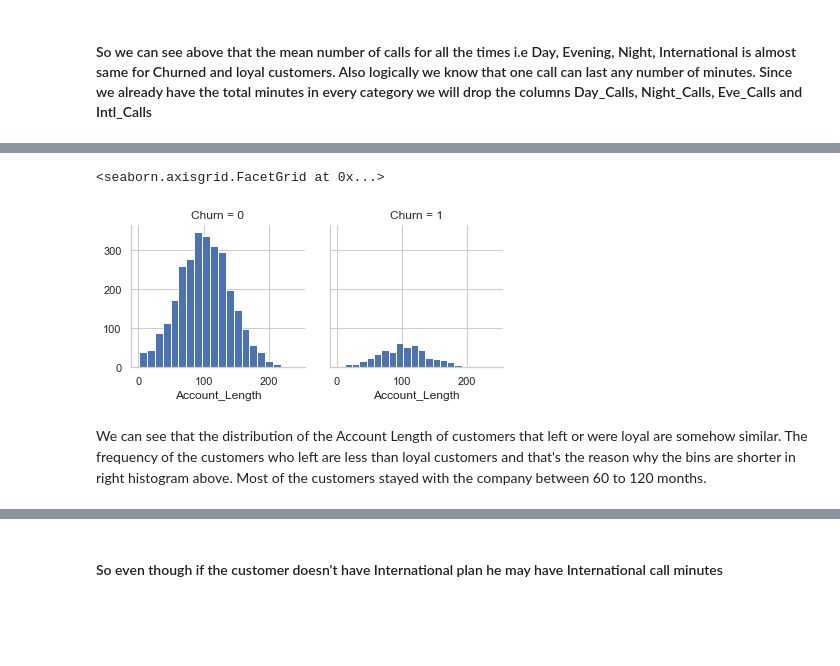
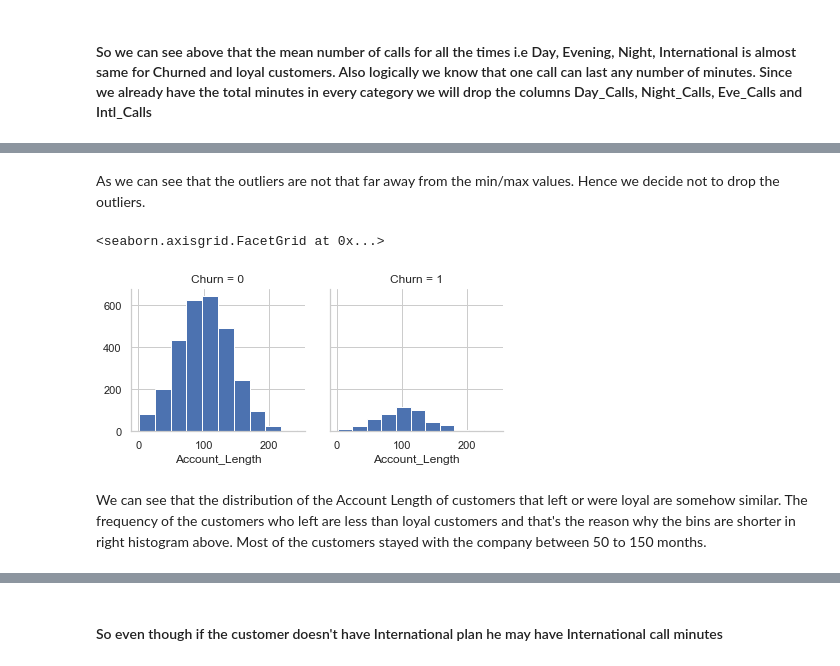
Before and after one commit to uoft-datascience/3250, a Jupyter notebook: Project-Churn.ipynb, the cells around one changed output, grey strips where cells are left out. Saved outputs shown, nothing was run; the diff lists cells and outputs as text; code cells hidden in the pictures; blank space fills up the shorter version.

```diff
--- a/Project-Churn.ipynb
+++ b/Project-Churn.ipynb
@@ -175,0 +190,5 @@ df_data.head()
+# %%
+df_data['Day_rate'] = df_data.Day_Charge /  df_data.Day_Mins
+df_data['Eve_rate'] = df_data.Eve_Charge / df_data.Eve_Mins
+df_data['Night_rate'] = df_data.Night_Charge / df_data.Night_Mins
+df_data['Intl_rate'] = df_data.Intl_Charge / df_data.Intl_Mins
@@ -176,3 +222,5 @@ df_data.head()
+# %%
+df_data = df_data.drop(columns=[ 'Day_rate','Eve_rate','Night_rate', 'Intl_rate'])
 # %%
 ## Check overall correlation
 cor = df_data.corr()
@@ -211,7 +273,7 @@ df_data[(df_data.Vmail_Plan == 0) & (df_data.VMail_Message > 0)]
 # %% [markdown]
 #### We can see that VMail Message is greater than 0 only if Vmail Plan is True. Hence we can drop Vmail Plan.
 # %%
-df_data = df_data.drop(columns=['Vmail_Plan'])
+df_data = df_data.drop(columns=['VMail_Plan'])
 # %%
 plt.figure(figsize = (8,8))
 df_data['VMail_Message'].hist()
@@ -234,2 +294,2 @@ plt.xlim(xmin=5, xmax = 55)
 # %%
-df_data = df_data.drop(columns=['VMail_Message'])
+#df_data = df_data.drop(columns=['VMail_Message'])
@@ -270,11 +328,13 @@ df_data.head()
+# %% [markdown]
+As we can see that the outliers are not that far away from the min/max values. Hence we decide not to drop the outliers.
 # %%
 g = sns.FacetGrid(df_data, col='Churn')
-g.map(plt.hist, 'Account_Length', bins=20)
+g.map(plt.hist, 'Account_Length', bins=10)
 # %% [output]
 <seaborn.axisgrid.FacetGrid at 0x...>
-[figure, old version]
+[figure, new version]
 # %% [markdown]
-We can see that the distribution of the Account Length of customers that left or were loyal are somehow similar. The frequency of the customers who left are less than loyal customers and that's the reason why the bins are shorter in right histogram above. Most of the customers stayed with the company between 60 to 120 months.
+We can see that the distribution of the Account Length of customers that left or were loyal are somehow similar. The frequency of the customers who left are less than loyal customers and that's the reason why the bins are shorter in right histogram above. Most of the customers stayed with the company between 50 to 150 months.
 # %%
 # Lets check corelation one more time
 cor = df_data.corr()
```
Also changed, not shown: parts of 63 cells of this notebook.
